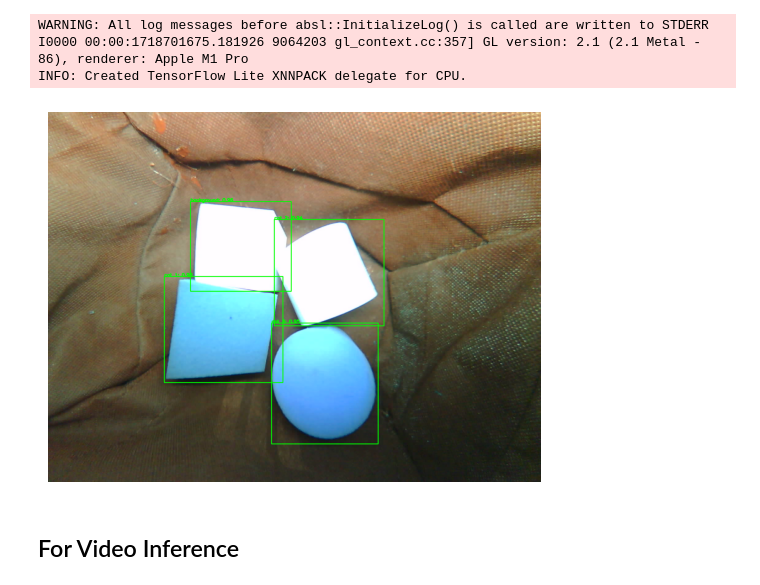
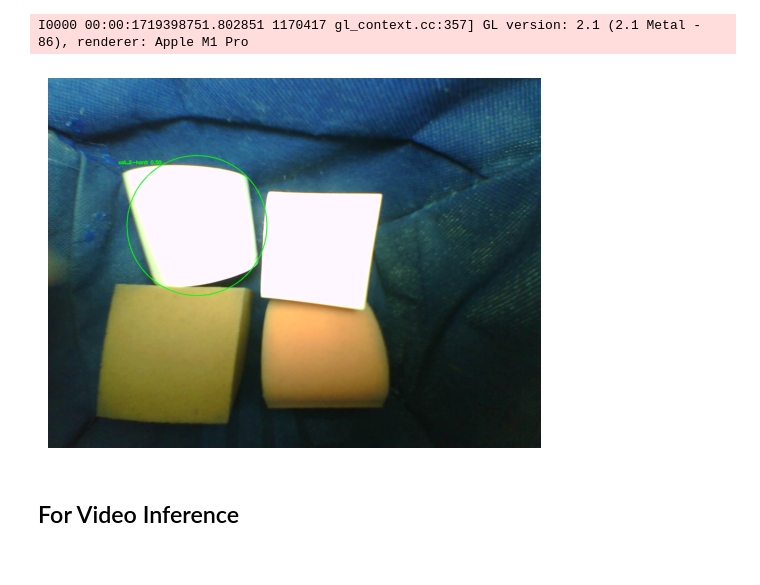
Before and after one commit to Leonpa/cybathlon, a Jupyter notebook: recognition_mediapipe.ipynb, the cells around one changed output. Saved outputs shown, nothing was run; the diff lists cells and outputs as text; code cells hidden in the pictures.

```diff
--- a/recognition_mediapipe.ipynb
+++ b/recognition_mediapipe.ipynb
@@ -17,44 +18,28 @@ img = cv2.imread(IMAGE_FILE)
-# %%
-# STEP 2: Create an ObjectDetector object with your custom model.
-base_options = python.BaseOptions(model_asset_path='models/model.tflite')
-options = vision.ObjectDetectorOptions(base_options=base_options,
-                                       score_threshold=0.5)
-detector = vision.ObjectDetector.create_from_options(options)
-
-# STEP 3: Load the input image.
-image = mp.Image.create_from_file(IMAGE_FILE)
-
-# STEP 4: Detect objects in the input image.
-detection_result = detector.detect(image)
-# %% [output]
-WARNING: All log messages before absl::InitializeLog() is called are written to STDERR
-I0000 00:00:1718701675.181926 9064203 gl_context.cc:357] GL version: 2.1 (2.1 Metal - 86), renderer: Apple M1 Pro
-INFO: Created TensorFlow Lite XNNPACK delegate for CPU.
-# %%
-# STEP 5: Process the detection result. In this case, visualize it.
-def visualize(image, detection_result):
-    for detection in detection_result.detections:
-        bbox = detection.bounding_box
-        start_point = (int(bbox.origin_x), int(bbox.origin_y))
-        end_point = (int(bbox.origin_x + bbox.width), int(bbox.origin_y + bbox.height))
-        color = (0, 255, 0)  # Green color for the bounding box.
-        thickness = 2
-        image = cv2.rectangle(image, start_point, end_point, color, thickness)
-        label = detection.categories[0].category_name
-        confidence = detection.categories[0].score
-        text = f"{label}: {confidence:.2f}"
-        image = cv2.putText(image, text, start_point, cv2.FONT_HERSHEY_SIMPLEX, 0.5, color, 2)
-    return image
-
-image_copy = np.copy(image.numpy_view())
-annotated_image = visualize(image_copy, detection_result)
-rgb_annotated_image = cv2.cvtColor(annotated_image, cv2.COLOR_BGR2RGB)
-
-# Display the annotated image using matplotlib
-plt.imshow(rgb_annotated_image)
-plt.axis('off')
-plt.show()
-# %% [output]
-[figure, removed]
+# %%
+base_options = python.BaseOptions(model_asset_path='models/model_2class_int8_qat-2.tflite')
+options = vision.ObjectDetectorOptions(base_options=base_options,
+                                       score_threshold=0.5)
+detector = vision.ObjectDetector.create_from_options(options)
+
+IMAGE_FILE = 'data/train/images/picture161.jpg'
+image = mp.Image.create_from_file(IMAGE_FILE)
+image_np = image.numpy_view()
+
+image_np = cv2.cvtColor(image_np, cv2.COLOR_BGR2RGB)
+
+detection_result = detector.detect(image)
+
+classified_detections = classify_white(image_np, detection_result.detections)
+
+image_copy = np.copy(image_np)
+annotated_image = visualize(image_copy, classified_detections)
+rgb_annotated_image = cv2.cvtColor(annotated_image, cv2.COLOR_BGR2RGB)
+
+plt.imshow(rgb_annotated_image)
+plt.axis('off')
+plt.show()
+# %% [output]
+I0000 00:00:1719398751.802851 1170417 gl_context.cc:357] GL version: 2.1 (2.1 Metal - 86), renderer: Apple M1 Pro
+[figure, added]
 # %% [markdown]
 ## For Video Inference
```
Also changed, not shown: parts of 10 cells of this notebook, 4 other files.
